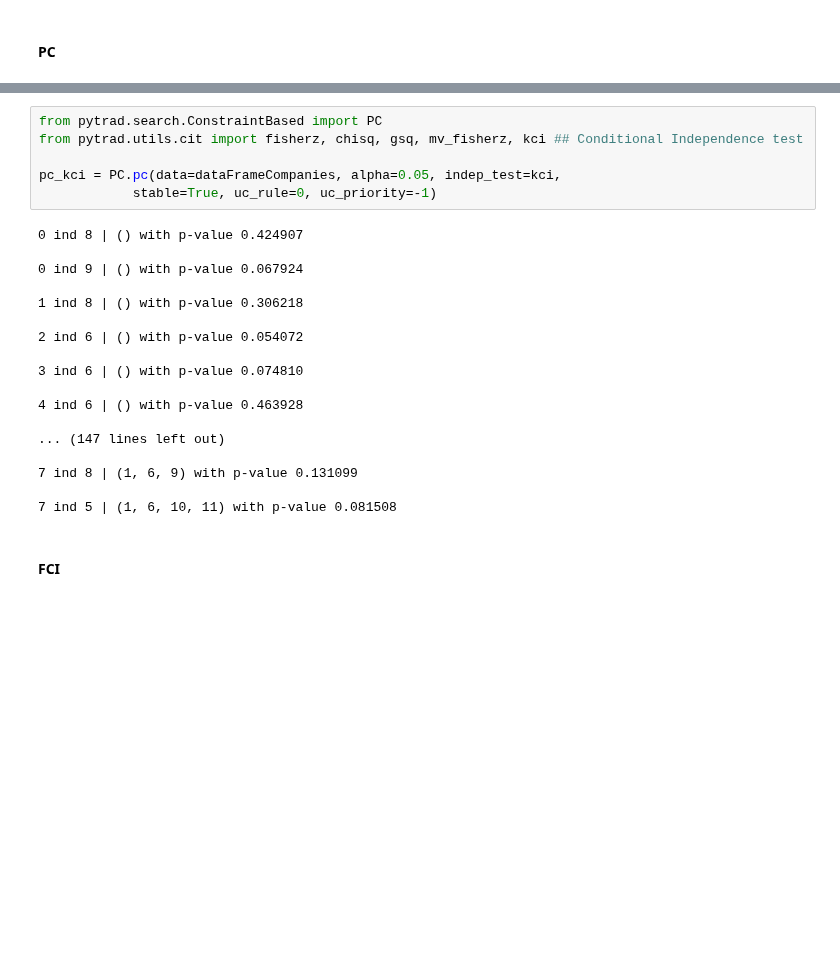
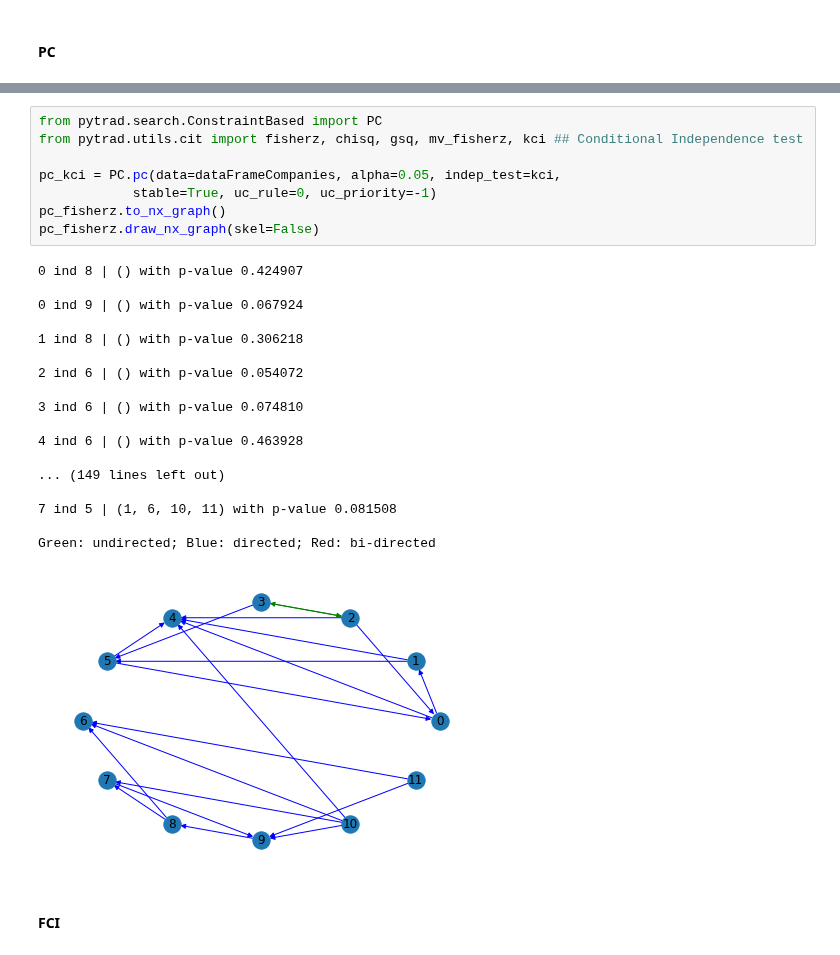
Before and after one commit to dssaenzml/ml703_timeSeriesCausalDiscovery, a Jupyter notebook: Pytrad/stocks_causal_discovery_pytrad_Diego.ipynb, the cells around one changed output, grey strips where cells are left out. Saved outputs shown, nothing was run; the diff lists cells and outputs as text; blank space fills up the shorter version.

```diff
--- a/Pytrad/stocks_causal_discovery_pytrad_Diego.ipynb
+++ b/Pytrad/stocks_causal_discovery_pytrad_Diego.ipynb
@@ -919,27 +920,30 @@ pc_fisherz = PC.pc(data=dataFrameCompanies, alpha=0.05, indep_test=fisherz,
 # %%
 from pytrad.search.ConstraintBased import PC
 from pytrad.utils.cit import fisherz, chisq, gsq, mv_fisherz, kci ## Conditional Independence test
 
 pc_kci = PC.pc(data=dataFrameCompanies, alpha=0.05, indep_test=kci,
             stable=True, uc_rule=0, uc_priority=-1)
+pc_fisherz.to_nx_graph()
+pc_fisherz.draw_nx_graph(skel=False)
 # %% [output]
 0 ind 8 | () with p-value 0.424907
 
 0 ind 9 | () with p-value 0.067924
 
 1 ind 8 | () with p-value 0.306218
 
 2 ind 6 | () with p-value 0.054072
 
 3 ind 6 | () with p-value 0.074810
 
 4 ind 6 | () with p-value 0.463928
 
-... (147 lines left out)
-
-7 ind 8 | (1, 6, 9) with p-value 0.131099
+... (149 lines left out)
 
 7 ind 5 | (1, 6, 10, 11) with p-value 0.081508
+
+Green: undirected; Blue: directed; Red: bi-directed
+[figure, added]
 # %% [markdown]
 #### FCI
 # %%
```
Also changed, not shown: parts of 4 cells of this notebook, 15 other files.
